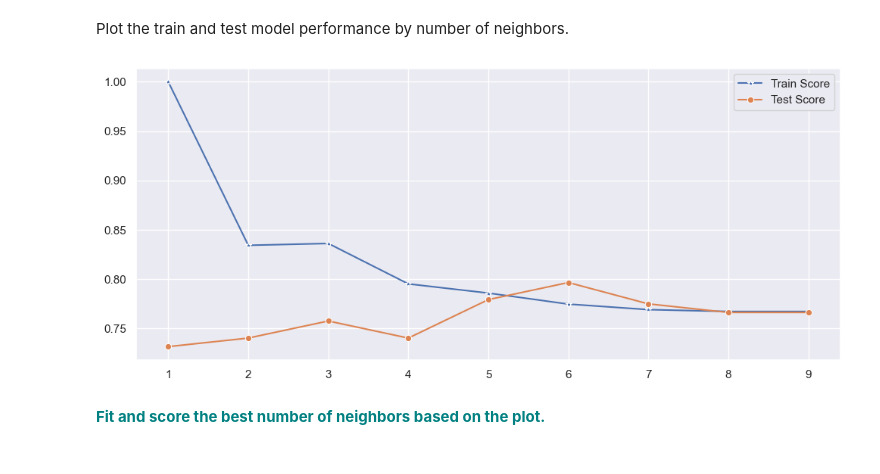
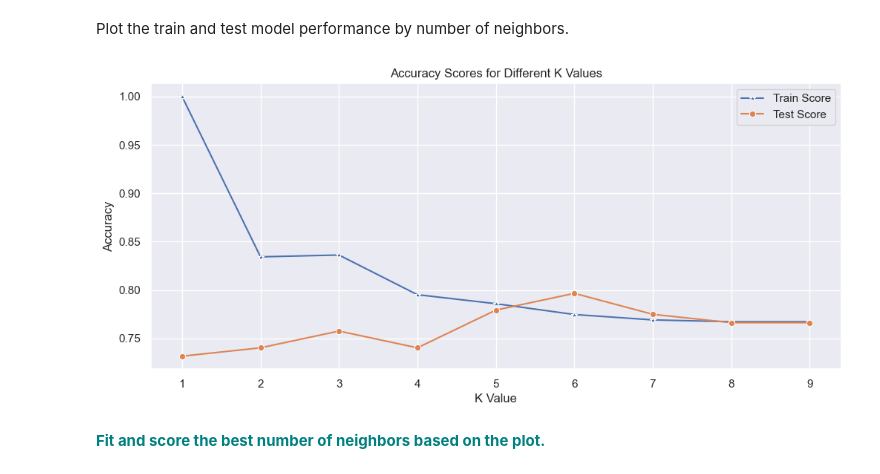
Before and after one commit to amoutafian/Grid_search_KNN, a Jupyter notebook: GridSearchKNN_Case_Study.ipynb, the cells around one changed output. Drawn from its saved outputs; the diff is of its cells as text; code cells hidden in the pictures.

```diff
--- a/GridSearchKNN_Case_Study.ipynb
+++ b/GridSearchKNN_Case_Study.ipynb
@@ -189,10 +190,14 @@ Best number of neighbors by test scores: 6
 Plot the train and test model performance by number of neighbors.
 # %%
 plt.figure(figsize=(12,5))
-p = sns.lineplot(x = range(1,10), y = train_scores, marker='*', label='Train Score')
-p = sns.lineplot(x = range(1,10), y = test_scores, marker='o', label='Test Score')
+p = sns.lineplot(x = list(train_scores_dict.keys()), y = list(train_scores_dict.values()), marker='*', label='Train Score')
+p = sns.lineplot(x = list(test_scores_dict.keys()), y = list(test_scores_dict.values()), marker='o', label='Test Score')
+plt.xlabel('K Value')
+plt.ylabel('Accuracy')
+plt.title('Accuracy Scores for Different K Values')
+plt.xticks(range(1, 10));
 # %% [output]
-[figure, old version]
+[figure, new version]
 # %% [markdown]
 **<font color='teal'> Fit and score the best number of neighbors based on the plot. </font>**
 # %%
```
Also changed, not shown: parts of 4 cells of this notebook.
